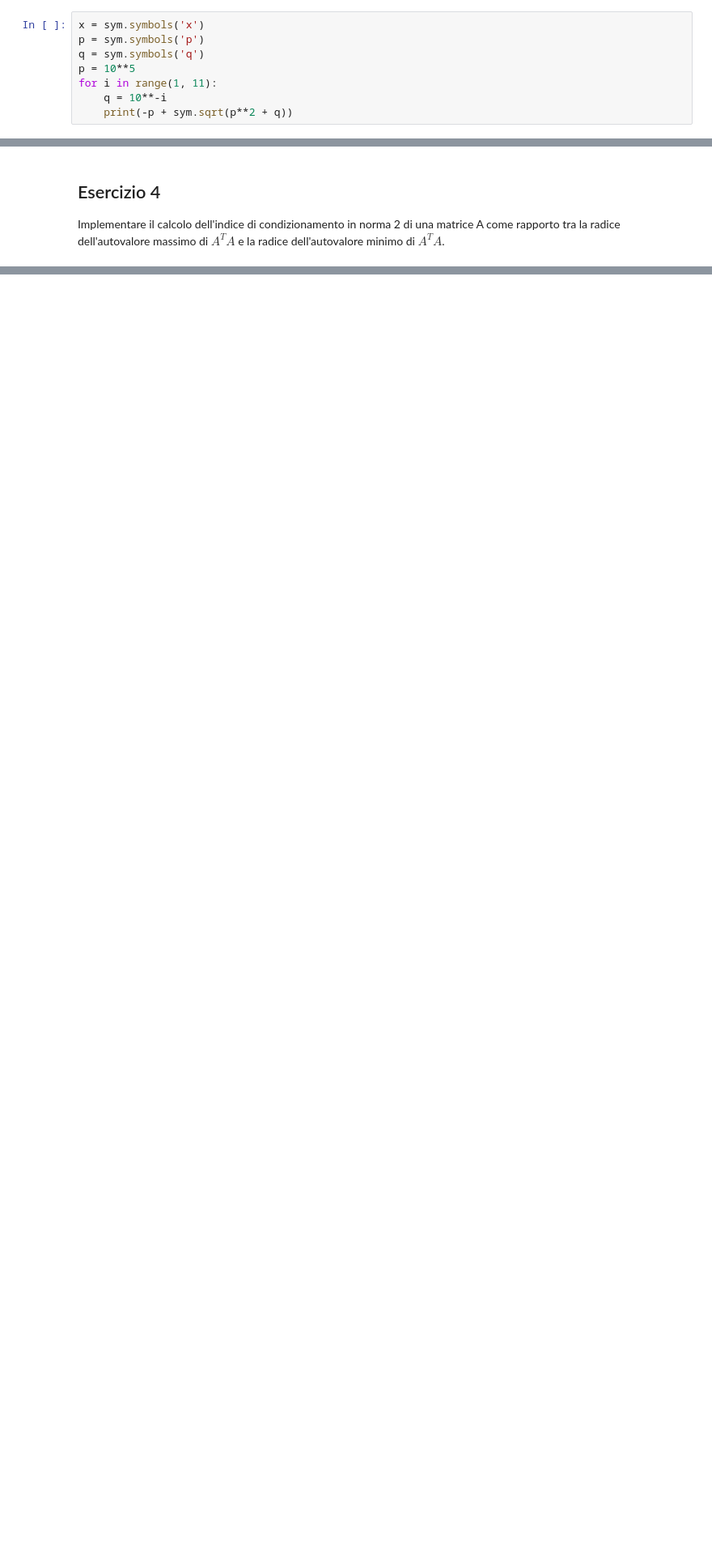
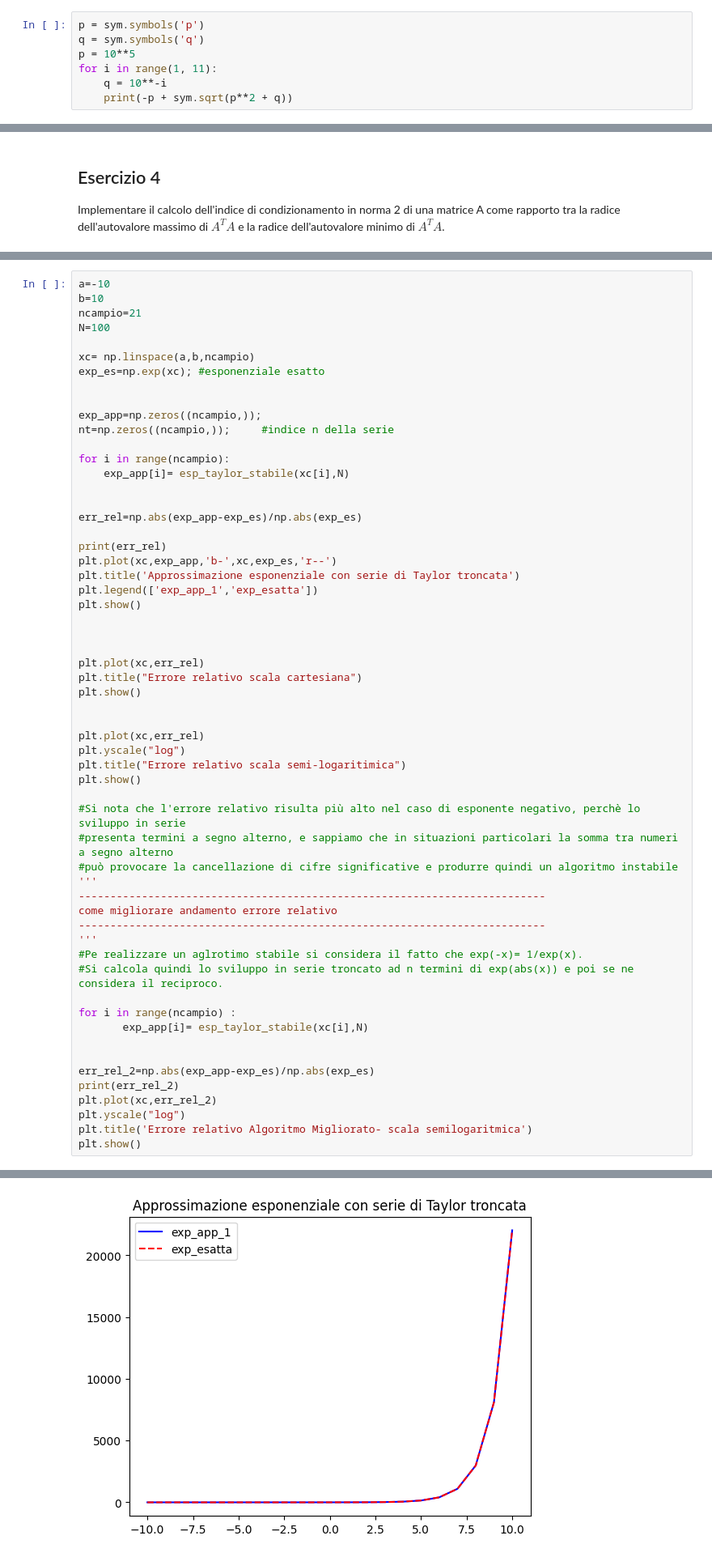
Before and after one commit to ThePaglia/Uni, a Jupyter notebook: METODI NUMERICI/5-6 Perturbazioni/5-6 PerturbazioniEs.ipynb, the cells around one changed output, grey strips where cells are left out. Shown: that part at 81% size. Saved outputs shown, nothing was run; the diff lists cells and outputs as text; blank space fills up the shorter version.

```diff
--- a/METODI NUMERICI/5-6 Perturbazioni/5-6 PerturbazioniEs.ipynb
+++ b/METODI NUMERICI/5-6 Perturbazioni/5-6 PerturbazioniEs.ipynb
@@ -12,7 +13,6 @@ Si consideri l'equazione quadratica $x^2 + 2px - q = 0 $ con $p=10^5$ e $q=10^{-
 Si stabilisca se il problema relativo al calcolo della soluzione $x= -p+\sqrt{p^2+q}$ risulta essere ben
 condizionato per tutti i valori di q assegnati;
 # %%
-x = sym.symbols('x')
 p = sym.symbols('p')
 q = sym.symbols('q')
 p = 10**5
@@ -150,0 +287,59 @@ Si consideri lo sviluppo in serie dell'esponenziale $e^x=1+x+\frac{1}{2!}x^2+\fr
+# %%
+a=-10
+b=10
+ncampio=21
+N=100
+
+xc= np.linspace(a,b,ncampio)
+exp_es=np.exp(xc); #esponenziale esatto
+
+
+exp_app=np.zeros((ncampio,));
+nt=np.zeros((ncampio,));     #indice n della serie
+
+for i in range(ncampio):
+    exp_app[i]= esp_taylor_stabile(xc[i],N)
+
+
+err_rel=np.abs(exp_app-exp_es)/np.abs(exp_es)
+
+print(err_rel)
+plt.plot(xc,exp_app,'b-',xc,exp_es,'r--')
+plt.title('Approssimazione esponenziale con serie di Taylor troncata')
+plt.legend(['exp_app_1','exp_esatta'])
+plt.show()
+
+
+
+plt.plot(xc,err_rel)
+plt.title("Errore relativo scala cartesiana")
+plt.show()
+
+
+plt.plot(xc,err_rel)
+plt.yscale("log")
+plt.title("Errore relativo scala semi-logaritimica")
+plt.show()
+
+#Si nota che l'errore relativo risulta più alto nel caso di esponente negativo, perchè lo sviluppo in serie
+#presenta termini a segno alterno, e sappiamo che in situazioni particolari la somma tra numeri a segno alterno
+#può provocare la cancellazione di cifre significative e produrre quindi un algoritmo instabile
+'''
+--------------------------------------------------------------------------
+come migliorare andamento errore relativo
+--------------------------------------------------------------------------
+'''
+#Pe realizzare un aglrotimo stabile si considera il fatto che exp(-x)= 1/exp(x).
+#Si calcola quindi lo sviluppo in serie troncato ad n termini di exp(abs(x)) e poi se ne considera il reciproco.
+
+for i in range(ncampio) :
+       exp_app[i]= esp_taylor_stabile(xc[i],N)
+
+
+err_rel_2=np.abs(exp_app-exp_es)/np.abs(exp_es)
+print(err_rel_2)
+plt.plot(xc,err_rel_2)
+plt.yscale("log")
+plt.title('Errore relativo Algoritmo Migliorato- scala semilogaritmica')
+plt.show()
+# %% [output]
@@ -150,0 +352 @@ Si consideri lo sviluppo in serie dell'esponenziale $e^x=1+x+\frac{1}{2!}x^2+\fr
+[figure, added]
```
Also changed, not shown: parts of 10 cells of this notebook, 3 other files.
